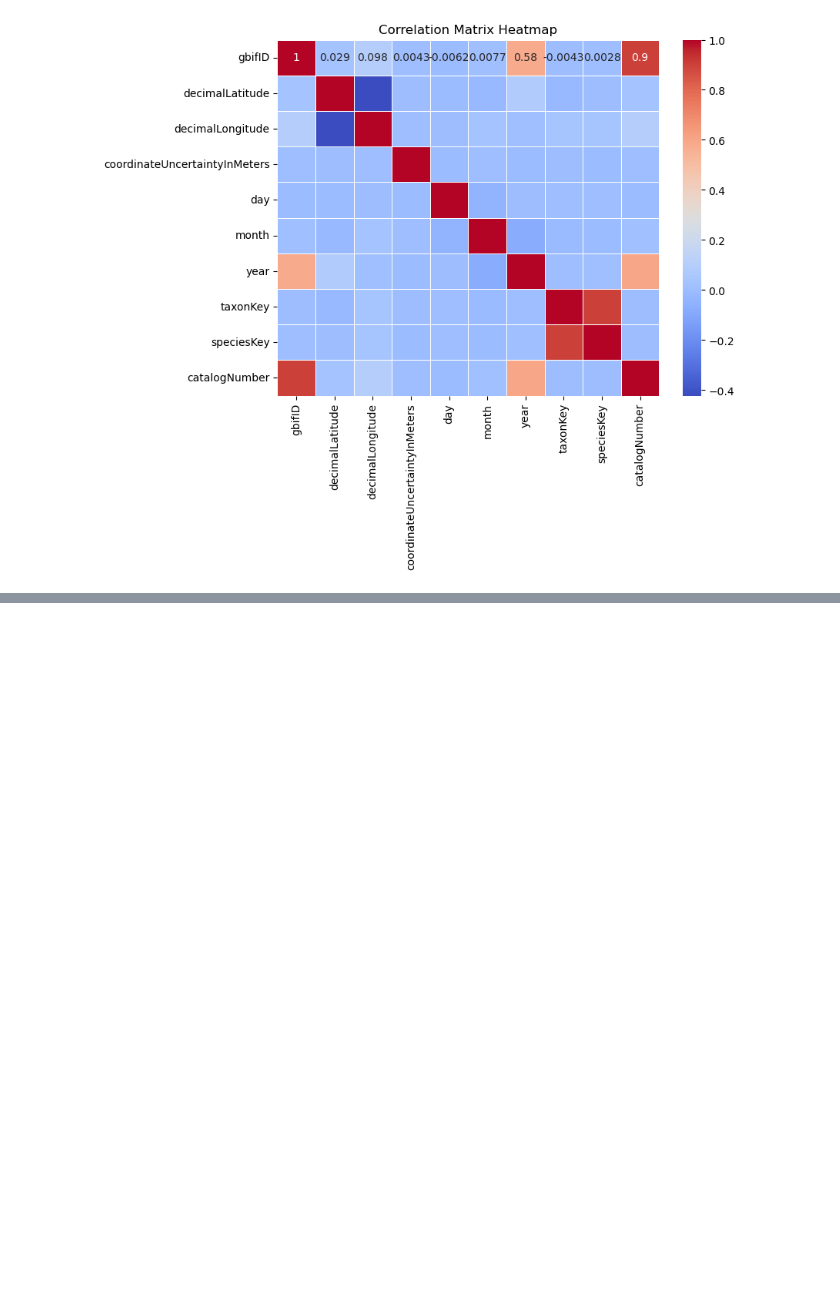
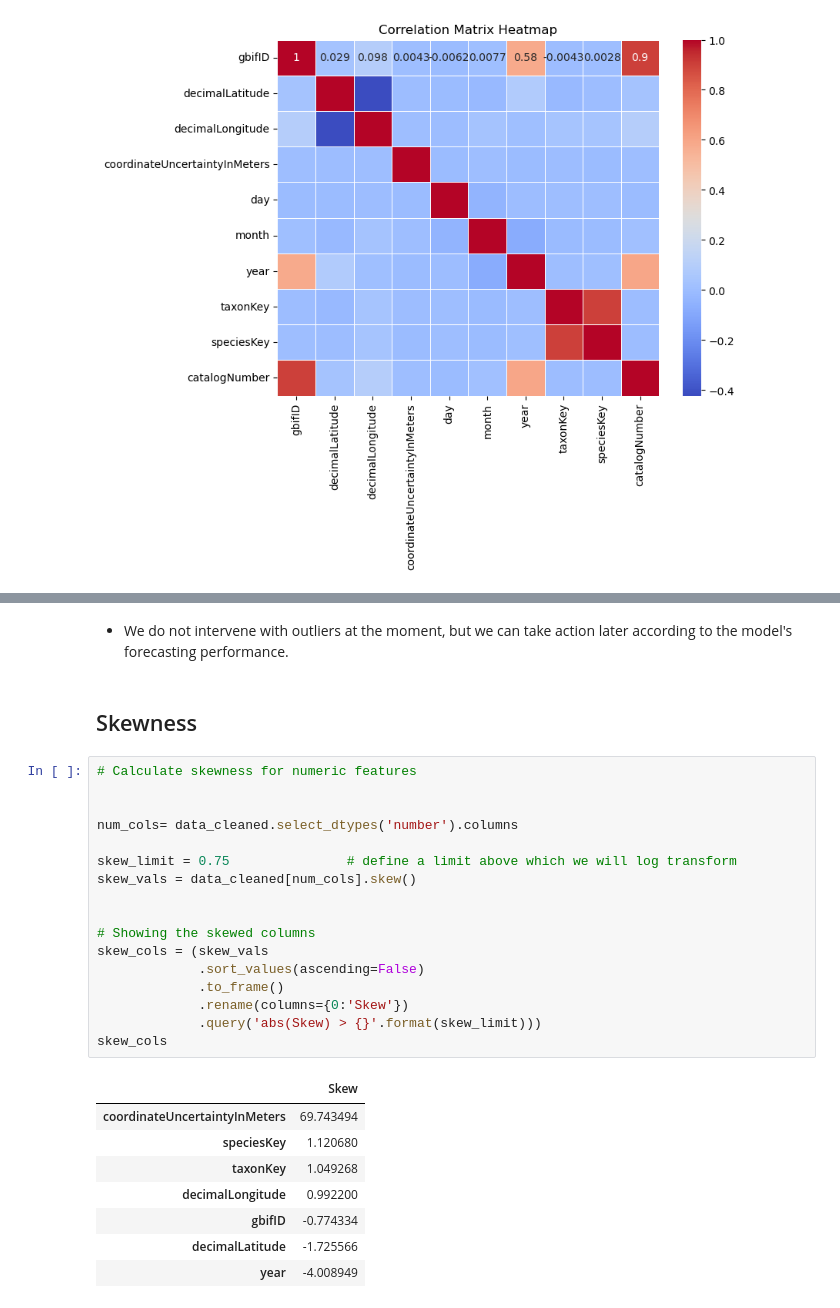
Before and after one commit to AmarjaKumbhar1505/Advance_Python_Programming, a Jupyter notebook: Darwin_Core_EDA.ipynb, the cells around one changed output, grey strips where cells are left out. Cells and saved outputs as stored; diff of their text form; blank space fills up the shorter version.

```diff
--- a/Darwin_Core_EDA.ipynb
+++ b/Darwin_Core_EDA.ipynb
@@ -472,0 +508,31 @@ sns.pairplot(data_cleaned,
+# %% [markdown]
+* We do not intervene with outliers at the moment, but we can take action later according to the model's forecasting performance.
+# %% [markdown]
+<a id='skewness'></a>
+## Skewness
+# %%
+# Calculate skewness for numeric features
+
+
+num_cols= data_cleaned.select_dtypes('number').columns
+
+skew_limit = 0.75               # define a limit above which we will log transform
+skew_vals = data_cleaned[num_cols].skew()
+
+
+# Showing the skewed columns
+skew_cols = (skew_vals
+             .sort_values(ascending=False)
+             .to_frame()
+             .rename(columns={0:'Skew'})
+             .query('abs(Skew) > {}'.format(skew_limit)))
+skew_cols
+# %% [output]
+|  | Skew |
+| coordinateUncertaintyInMeters | 69.743494 |
+| speciesKey | 1.120680 |
+| taxonKey | 1.049268 |
+| decimalLongitude | 0.992200 |
+| gbifID | -0.774334 |
+| decimalLatitude | -1.725566 |
+| year | -4.008949 |
```
Also changed, not shown: parts of 8 cells of this notebook.
